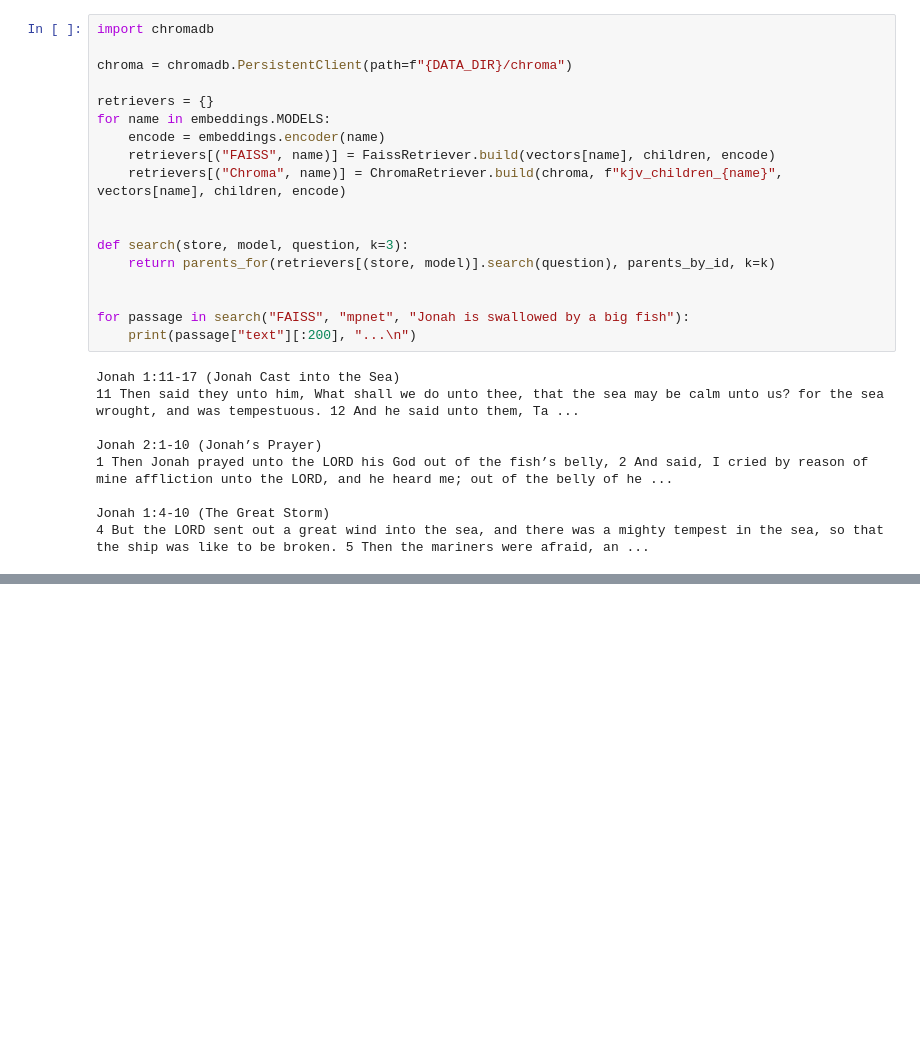
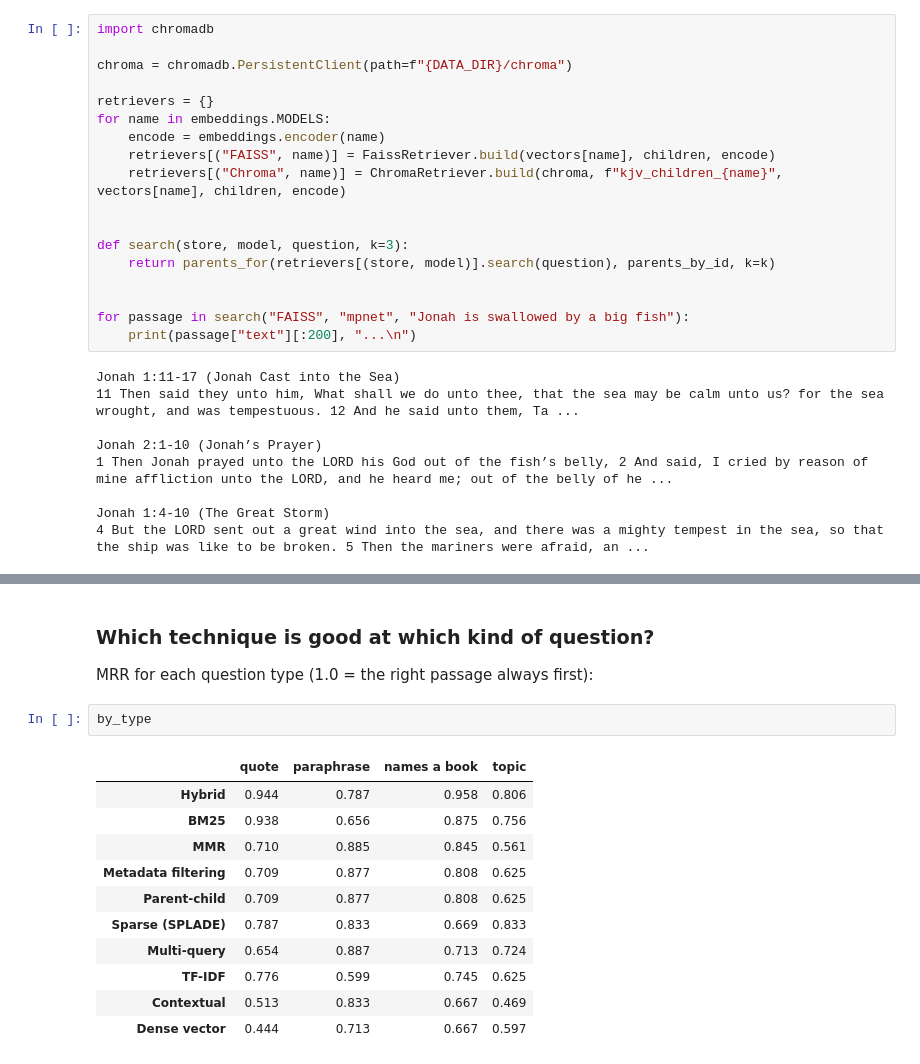
Before and after one commit to Gifted199/KJV-Bible-web-app, a Jupyter notebook: RAG_Retrieval_walkthrough.ipynb, the cells around one changed output, grey strips where cells are left out. Saved outputs shown, nothing was run; the diff lists cells and outputs as text; blank space fills up the shorter version.

```diff
--- a/RAG_Retrieval_walkthrough.ipynb
+++ b/RAG_Retrieval_walkthrough.ipynb
@@ -332,0 +387,18 @@ These misses point to the next steps in the project structure:
+# %% [markdown]
+### Which technique is good at which kind of question?
+
+MRR for each question type (1.0 = the right passage always first):
+# %%
+by_type
+# %% [output]
+|  | quote | paraphrase | names a book | topic |
+| Hybrid | 0.944 | 0.787 | 0.958 | 0.806 |
+| BM25 | 0.938 | 0.656 | 0.875 | 0.756 |
+| MMR | 0.710 | 0.885 | 0.845 | 0.561 |
+| Metadata filtering | 0.709 | 0.877 | 0.808 | 0.625 |
+| Parent-child | 0.709 | 0.877 | 0.808 | 0.625 |
+| Sparse (SPLADE) | 0.787 | 0.833 | 0.669 | 0.833 |
+| Multi-query | 0.654 | 0.887 | 0.713 | 0.724 |
+| TF-IDF | 0.776 | 0.599 | 0.745 | 0.625 |
+| Contextual | 0.513 | 0.833 | 0.667 | 0.469 |
+| Dense vector | 0.444 | 0.713 | 0.667 | 0.597 |
```
Also changed, not shown: parts of 13 cells of this notebook, 18 other files.
